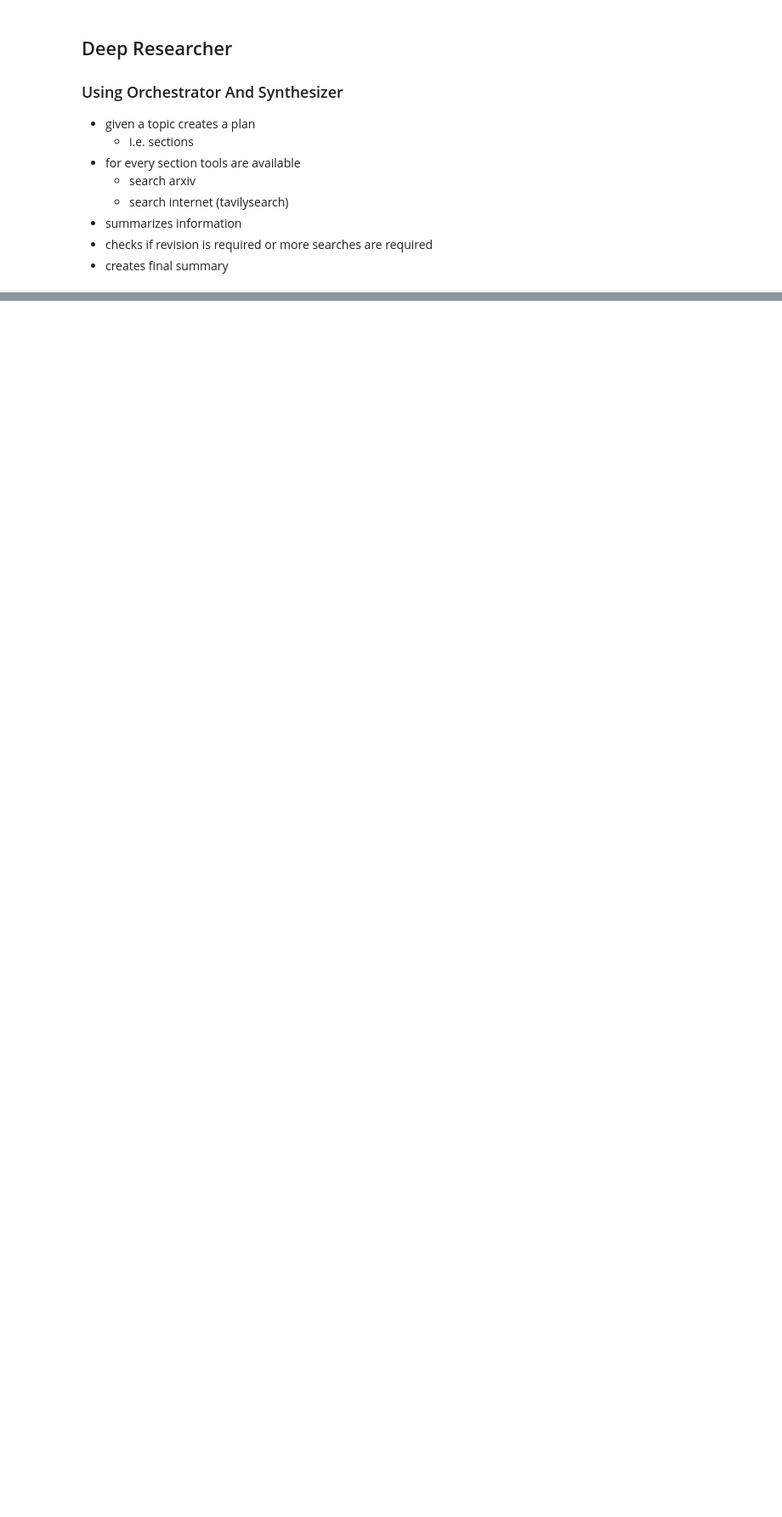
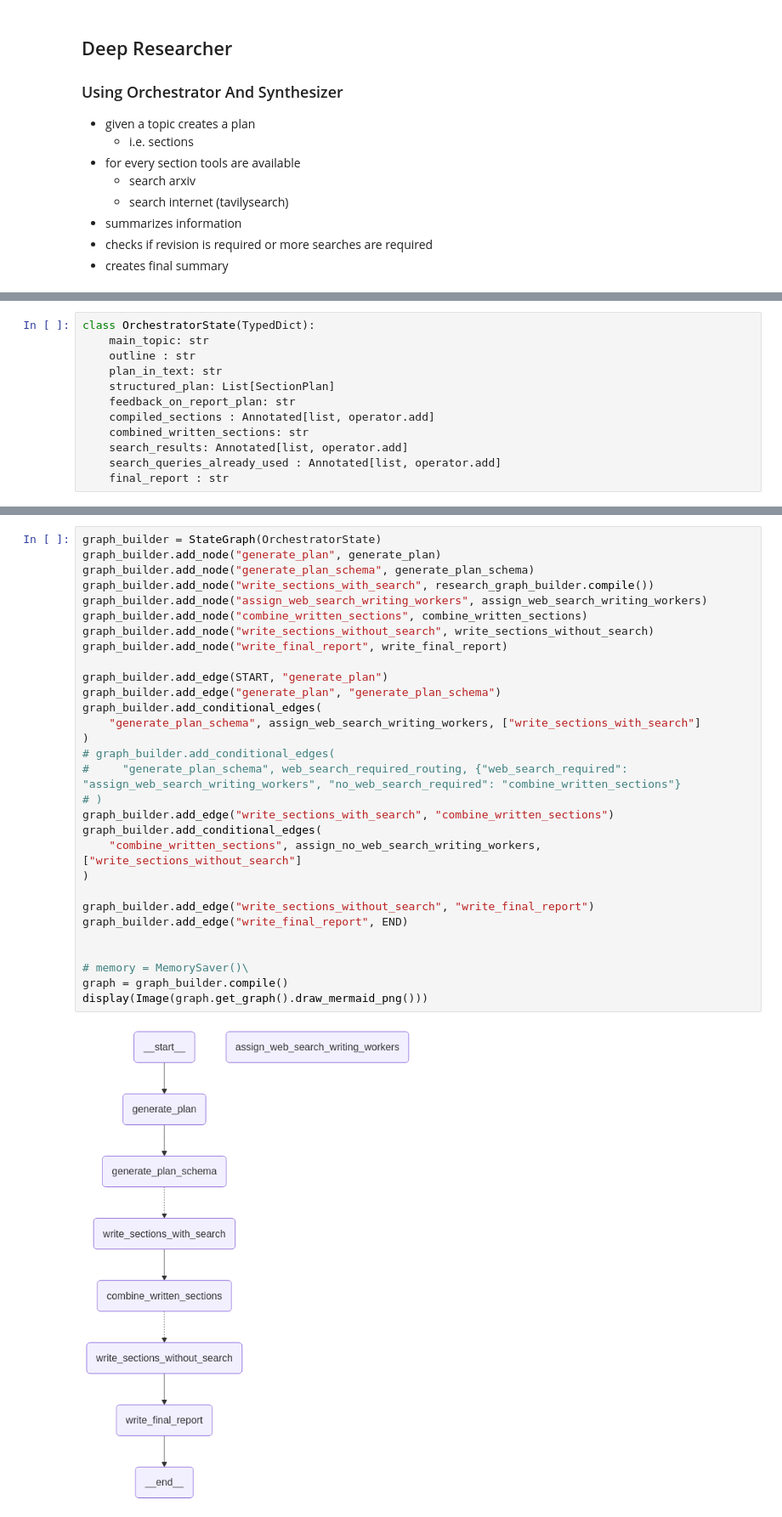
Before and after one commit to kuldeep7688/ai_agent_experiments, a Jupyter notebook: langgraph_agents/deep_researcher.ipynb, the cells around one changed output, grey strips where cells are left out. Shown at 85% size. Cells and saved outputs as stored; diff of their text form; blank space fills up the shorter version.

```diff
--- a/langgraph_agents/deep_researcher.ipynb
+++ b/langgraph_agents/deep_researcher.ipynb
@@ -229,0 +549,12 @@ display(Image(search_graph.get_graph().draw_mermaid_png()))
+# %%
+class OrchestratorState(TypedDict):
+    main_topic: str
+    outline : str
+    plan_in_text: str
+    structured_plan: List[SectionPlan]
+    feedback_on_report_plan: str
+    compiled_sections : Annotated[list, operator.add]
+    combined_written_sections: str
+    search_results: Annotated[list, operator.add]
+    search_queries_already_used : Annotated[list, operator.add]
+    final_report : str
@@ -229,0 +664,32 @@ display(Image(search_graph.get_graph().draw_mermaid_png()))
+# %%
+graph_builder = StateGraph(OrchestratorState)
+graph_builder.add_node("generate_plan", generate_plan)
+graph_builder.add_node("generate_plan_schema", generate_plan_schema)
+graph_builder.add_node("write_sections_with_search", research_graph_builder.compile())
+graph_builder.add_node("assign_web_search_writing_workers", assign_web_search_writing_workers)
+graph_builder.add_node("combine_written_sections", combine_written_sections)
+graph_builder.add_node("write_sections_without_search", write_sections_without_search)
+graph_builder.add_node("write_final_report", write_final_report)
+
+graph_builder.add_edge(START, "generate_plan")
+graph_builder.add_edge("generate_plan", "generate_plan_schema")
+graph_builder.add_conditional_edges(
+    "generate_plan_schema", assign_web_search_writing_workers, ["write_sections_with_search"]
+)
+# graph_builder.add_conditional_edges(
+#     "generate_plan_schema", web_search_required_routing, {"web_search_required": "assign_web_search_writing_workers", "no_web_search_required": "combine_written_sections"}
+# )
+graph_builder.add_edge("write_sections_with_search", "combine_written_sections")
+graph_builder.add_conditional_edges(
+    "combine_written_sections", assign_no_web_search_writing_workers, ["write_sections_without_search"]
+)
+
+graph_builder.add_edge("write_sections_without_search", "write_final_report")
+graph_builder.add_edge("write_final_report", END)
+
+
+# memory = MemorySaver()\
+graph = graph_builder.compile()
+display(Image(graph.get_graph().draw_mermaid_png()))
+# %% [output]
+[figure, added]
```
Also changed, not shown: parts of 26 cells of this notebook, 2 other files.
